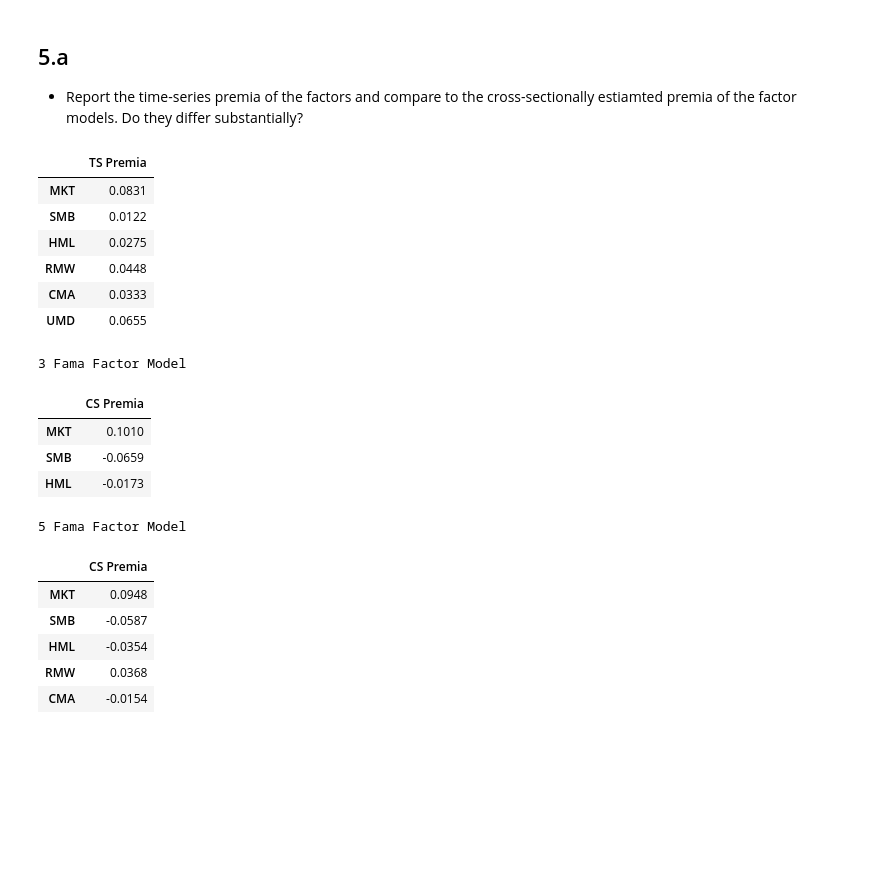
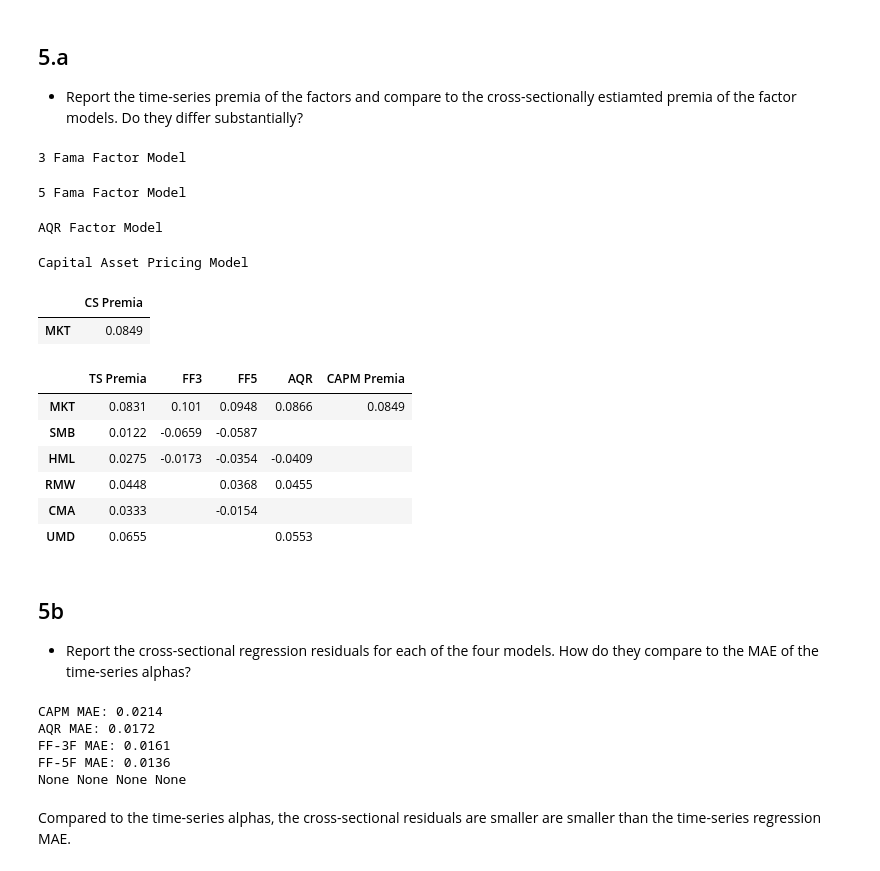
Before and after one commit to dcstein22/portfolio_theory, a Jupyter notebook: homework_5.ipynb, the cells around one changed output. Saved outputs shown, nothing was run; the diff lists cells and outputs as text; code cells hidden in the pictures; blank space fills up the shorter version.

```diff
--- a/homework_5.ipynb
+++ b/homework_5.ipynb
@@ -358,32 +368,54 @@ AQR_cs = cross_section(portfolios, factors, AQR, ts_int=True)
 # %%
 # Time series premium
 
-(factors.mean()*12).to_frame("TS Premia")
+time_series_premia = (factors.mean()*12).to_frame("TS Premia")
-# %% [output]
-|  | TS Premia |
-| MKT | 0.0831 |
-| SMB | 0.0122 |
-| HML | 0.0275 |
-| RMW | 0.0448 |
-| CMA | 0.0333 |
-| UMD | 0.0655 |
 # %%
 print('3 Fama Factor Model')
-cross_premia(FF_3F_cs, FF_3F)
+FF_3cs_premia = cross_premia(FF_3F_cs, FF_3F)
 # %% [output]
 3 Fama Factor Model
-|  | CS Premia |
-| MKT | 0.1010 |
-| SMB | -0.0659 |
-| HML | -0.0173 |
 # %%
 print('5 Fama Factor Model')
-cross_premia(FF_5F_cs,FF_5F)
+FF_5cs_premia = cross_premia(FF_5F_cs,FF_5F)
 # %% [output]
 5 Fama Factor Model
-|  | CS Premia |
-| MKT | 0.0948 |
-| SMB | -0.0587 |
-| HML | -0.0354 |
-| RMW | 0.0368 |
-| CMA | -0.0154 |
+# %%
+print('AQR Factor Model')
+AQR_cs_premia = cross_premia(AQR_cs, AQR)
+# %% [output]
+AQR Factor Model
+# %%
+print("Capital Asset Pricing Model")
+CAPM_cs_premia = cross_premia(CAPM_cs, CAPM)
+CAPM_cs_premia = CAPM_cs_premia
+CAPM_cs_premia
+# %% [output]
+Capital Asset Pricing Model
+|  | CS Premia |
+| MKT | 0.0849 |
+# %%
+cs_premia_df = pd.concat([time_series_premia,FF_3cs_premia, FF_5cs_premia, AQR_cs_premia, CAPM_cs_premia], axis =1).fillna('')
+cs_premia_df.columns = ['TS Premia', 'FF3','FF5','AQR','CAPM Premia']
+cs_premia_df
+# %% [output]
+|  | TS Premia | FF3 | FF5 | AQR | CAPM Premia |
+| MKT | 0.0831 | 0.101 | 0.0948 | 0.0866 | 0.0849 |
+| SMB | 0.0122 | -0.0659 | -0.0587 |  |  |
+| HML | 0.0275 | -0.0173 | -0.0354 | -0.0409 |  |
+| RMW | 0.0448 |  | 0.0368 | 0.0455 |  |
+| CMA | 0.0333 |  | -0.0154 |  |  |
+| UMD | 0.0655 |  |  | 0.0553 |  |
+# %% [markdown]
+## 5b
+
+- Report the cross-sectional regression residuals for each of the four models. How do they compare to the MAE of the time-series alphas?
+# %%
+print(cross_premia_mae(CAPM_cs, CAPM,'CAPM'),cross_premia_mae(AQR_cs,AQR,"AQR"), cross_premia_mae(FF_3F_cs,FF_3F,'FF-3F'), cross_premia_mae(FF_5F_cs,FF_5F,'FF-5F'))
+# %% [output]
+CAPM MAE: 0.0214
+AQR MAE: 0.0172
+FF-3F MAE: 0.0161
+FF-5F MAE: 0.0136
+None None None None
+# %% [markdown]
+Compared to the time-series alphas, the cross-sectional residuals are smaller are smaller than the time-series regression MAE.
```
Also changed, not shown: parts of 5 cells of this notebook.
